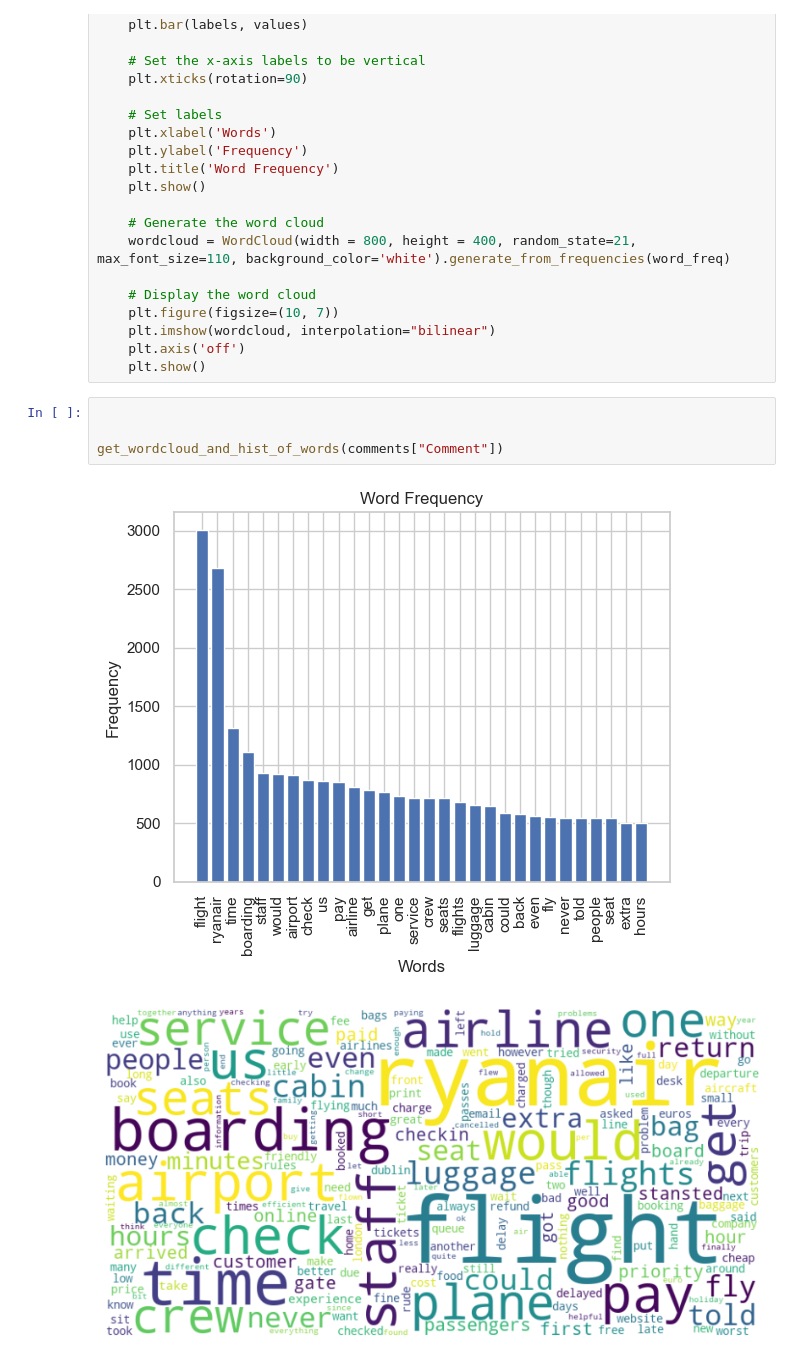
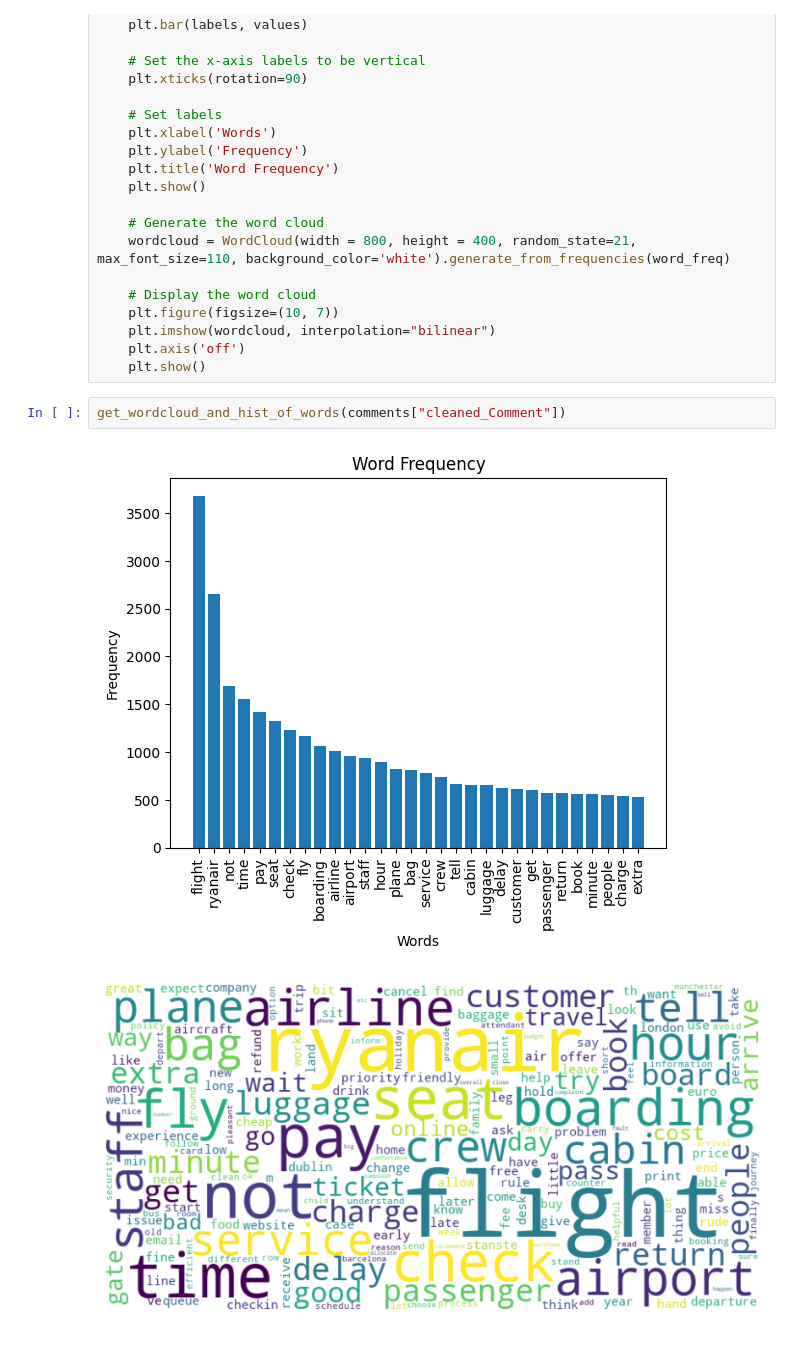
Before and after one commit to YouHayNeZ/NLP_for_Customer_Satisfaction_Modeling, a Jupyter notebook: sentiment_analysis_vader.ipynb, the cells around one changed output. Drawn from its saved outputs; the diff is of its cells as text.

```diff
--- a/sentiment_analysis_vader.ipynb
+++ b/sentiment_analysis_vader.ipynb
@@ -263,10 +342,8 @@ def get_wordcloud_and_hist_of_words(column):
     plt.imshow(wordcloud, interpolation="bilinear")
     plt.axis('off')
     plt.show()
-# %%
-
-
-get_wordcloud_and_hist_of_words(comments["Comment"])
-# %% [output]
-[figure, removed]
-[figure, removed]
+# %%
+get_wordcloud_and_hist_of_words(comments["cleaned_Comment"])
+# %% [output]
+[figure, added]
+[figure, added]
```
Also changed, not shown: parts of 8 cells of this notebook.
